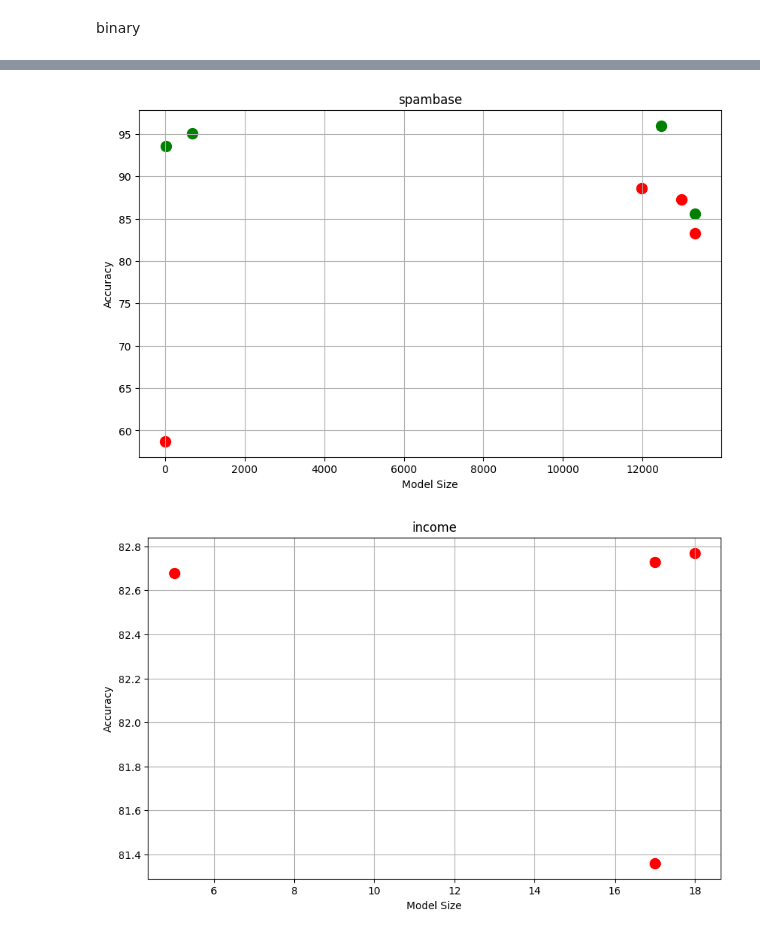
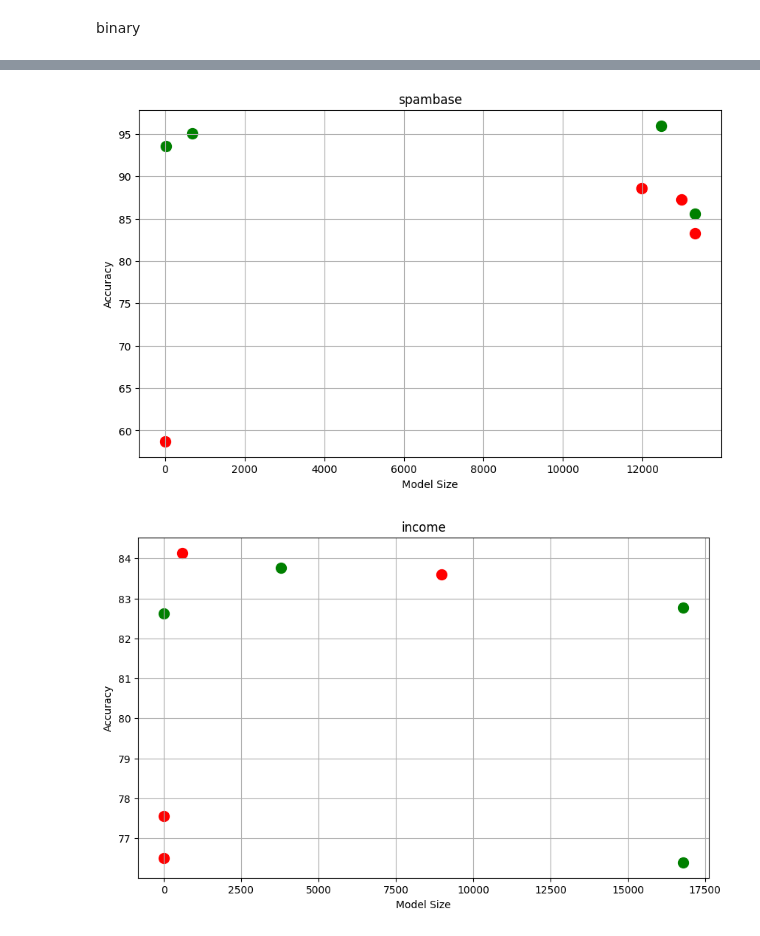
Before and after one commit to mafits/opt-ordinal-scorecards, a Jupyter notebook: build_graphs.ipynb, the cells around one changed output, grey strips where cells are left out. Saved outputs shown, nothing was run; the diff lists cells and outputs as text; code cells hidden in the pictures.

```diff
--- a/build_graphs.ipynb
+++ b/build_graphs.ipynb
@@ -279,36 +282,36 @@ mammo 84.62 74 84.13 75 82.69 5 83.17 83 84.62 21 82.69 81 84.62 8 84.62 10
 breast cancer 94.74 66 94.74 79 90.06 22 94.15 80 94.74 50 95.91 80 95.32 6 94.74 12
 aesthetic binary 70.59 22374 72.35 22374 66.18 0 72.65 14897 77.94 2802 80.88 22208 80.88 16 72.06 22374
 spambase 87.26 12986 88.62 11979 58.73 3 83.32 13313 95.01 683 96.00 12460 93.57 14 85.58 13313
-income 84.14 604 83.60 8980 77.56 6 76.50 11 ... ... ... ... ... ... ... ..
+income 84.14 604 83.60 8980 77.56 6 76.50 11 83.76 3793 82.77 16783 82.63 8 76.40 16784
 """
 
 appendicitis_acc = [81.48, 81.48, 77.78, 81.48, 81.48, 81.48, 81.48, 70.37]
 appendicitis_size = [404, 398, 405, 14, 37, 359, 405, 13]
 onehot_vs_diffcod("appendicitis", appendicitis_acc, appendicitis_size)
 
 mammo_acc = [84.62, 84.62, 84.13, 85.10, 84.62, 82.69, 84.62, 84.62]
 mammo_size = [75, 75, 83, 5, 21, 81, 10, 8]
 onehot_vs_diffcod("mammo", mammo_acc, mammo_size)
 
 breast_cancer_acc = [94.74, 95.91, 94.74, 97.08, 94.74, 95.91, 94.74, 95.32]
 breast_cancer_size = [66, 79, 80, 22, 50, 80, 12, 6]
 onehot_vs_diffcod("breast cancer", breast_cancer_acc, breast_cancer_size)
 
 aesthetic_binary_acc = [70.59, 72.35, 72.65, 66.18, 77.94, 80.88, 72.06, 80.88]
 aesthetic_binary_size = [22374, 22374, 14897, 1, 2804, 22208, 22374, 16]
 onehot_vs_diffcod("aesthetic binary", aesthetic_binary_acc, aesthetic_binary_size)
 
 spambase_acc = [87.26, 88.62, 83.32, 58.73, 95.05, 96.00, 93.57, 85.58]
 spambase_size = [12983, 11979, 13313, 3, 686, 12460, 14, 13313]
 onehot_vs_diffcod("spambase", spambase_acc, spambase_size)
 
-income_accuracies = [82.73, 81.36, 82.68, 82.77]
-income_sizes = [17, 17, 5, 18]
+income_accuracies = [84.14, 83.60, 77.56, 76.50, 83.76, 82.77, 82.63, 76.40]
+income_sizes = [604, 8980, 6, 11, 3793, 16783, 8, 16784]
 onehot_vs_diffcod("income", income_accuracies, income_sizes)
 # %% [output]
 [figure]
 [figure]
 [figure]
 [figure]
 [figure]
-[figure, old version]
+[figure, new version]
```
Also changed, not shown: parts of 3 cells of this notebook, 2 other files.
